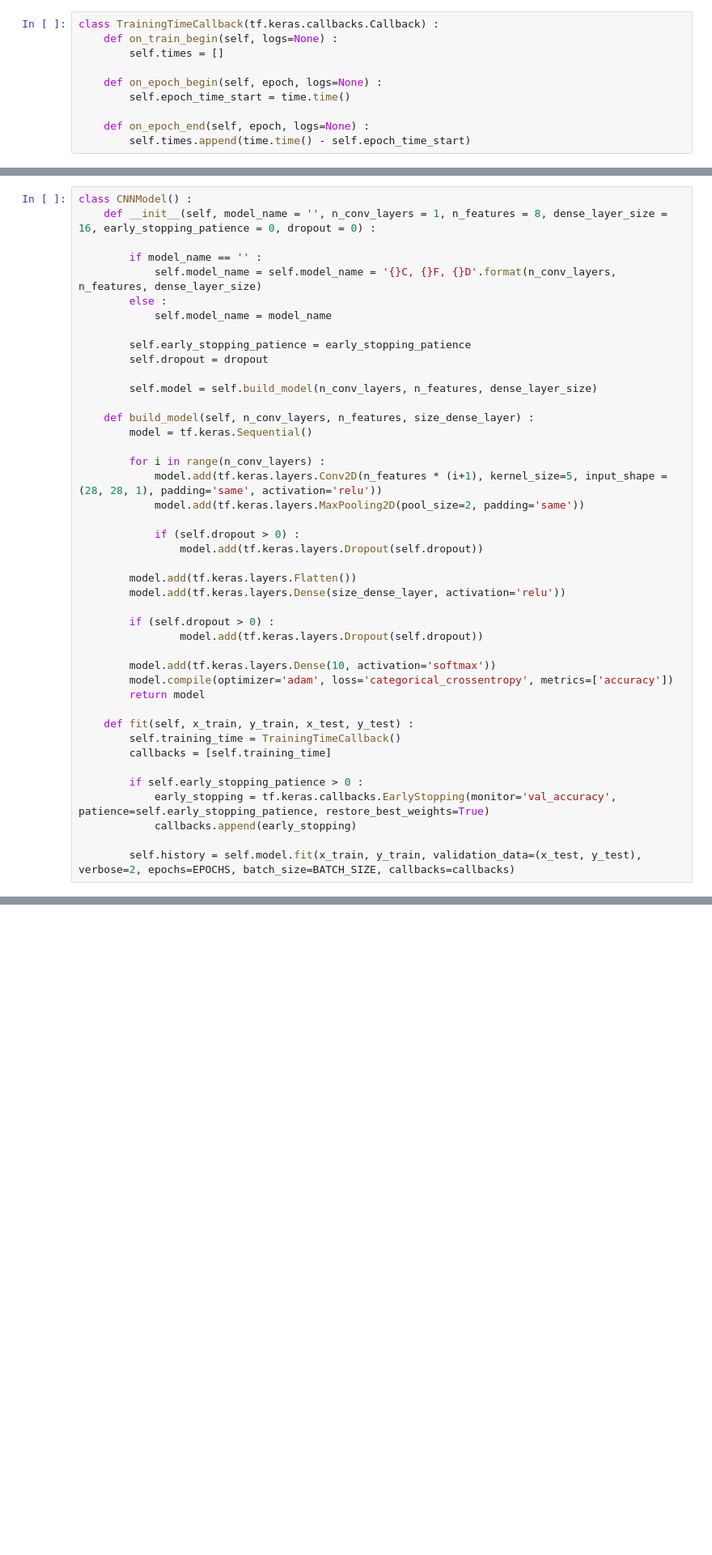
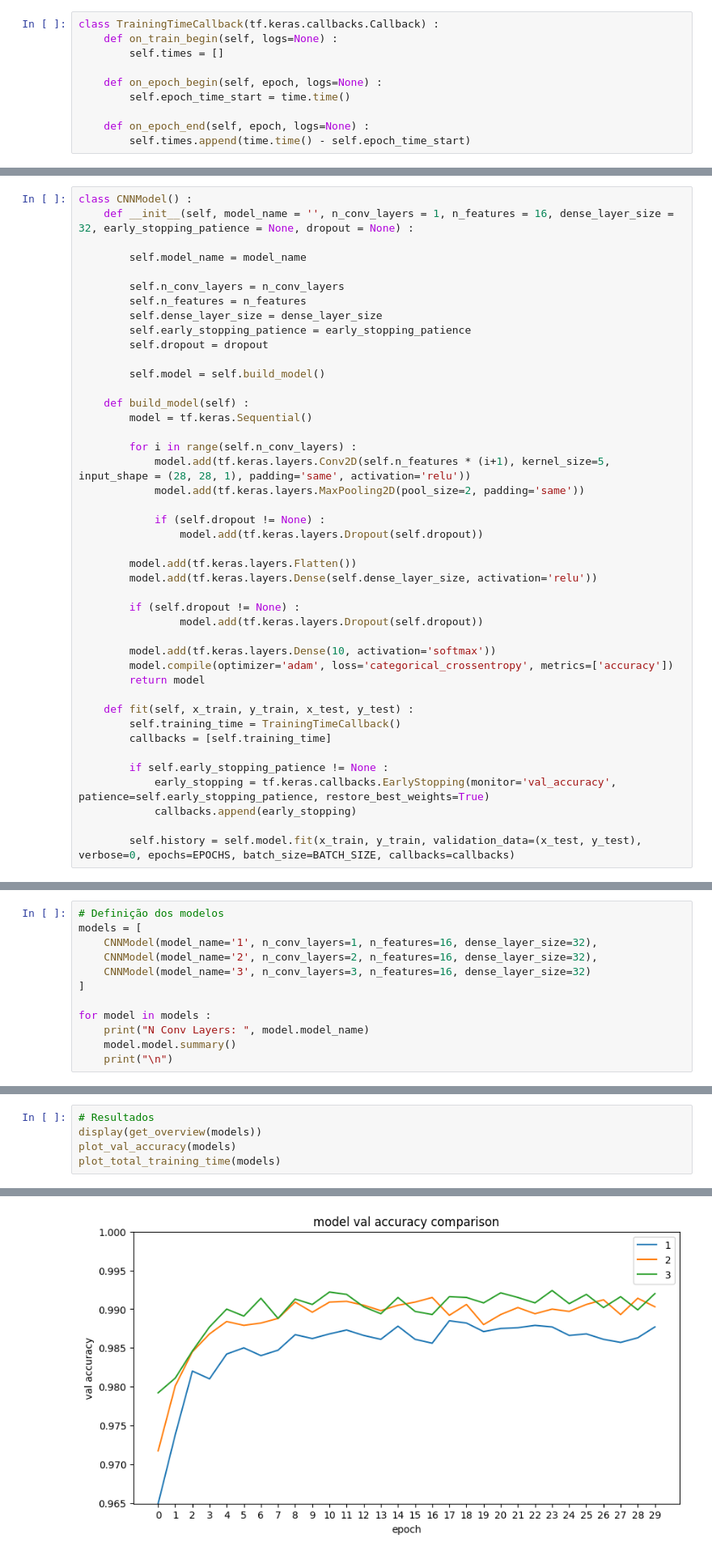
Before and after one commit to LucasSchurer/MNIST, a Jupyter notebook: mnist.ipynb, the cells around one changed output, grey strips where cells are left out. Shown at 81% size. Saved outputs shown, nothing was run; the diff lists cells and outputs as text; blank space fills up the shorter version.

Commit message:
Finish CNN tests

```diff
--- a/mnist.ipynb
+++ b/mnist.ipynb
@@ -31,31 +48,31 @@ BATCH_SIZE = 200
 # %%
 class CNNModel() :
-    def __init__(self, model_name = '', n_conv_layers = 1, n_features = 8, dense_layer_size = 16, early_stopping_patience = 0, dropout = 0) :
+    def __init__(self, model_name = '', n_conv_layers = 1, n_features = 16, dense_layer_size = 32, early_stopping_patience = None, dropout = None) :
 
-        if model_name == '' :
-            self.model_name = self.model_name = '{}C, {}F, {}D'.format(n_conv_layers, n_features, dense_layer_size)
-        else :
-            self.model_name = model_name
+        self.model_name = model_name
 
+        self.n_conv_layers = n_conv_layers
+        self.n_features = n_features
+        self.dense_layer_size = dense_layer_size
         self.early_stopping_patience = early_stopping_patience
         self.dropout = dropout
 
-        self.model = self.build_model(n_conv_layers, n_features, dense_layer_size)
+        self.model = self.build_model()
 
-    def build_model(self, n_conv_layers, n_features, size_dense_layer) :
+    def build_model(self) :
         model = tf.keras.Sequential()
 
-        for i in range(n_conv_layers) :
-            model.add(tf.keras.layers.Conv2D(n_features * (i+1), kernel_size=5, input_shape = (28, 28, 1), padding='same', activation='relu'))
+        for i in range(self.n_conv_layers) :
+            model.add(tf.keras.layers.Conv2D(self.n_features * (i+1), kernel_size=5, input_shape = (28, 28, 1), padding='same', activation='relu'))
             model.add(tf.keras.layers.MaxPooling2D(pool_size=2, padding='same'))
 
-            if (self.dropout > 0) :
+            if (self.dropout != None) :
                 model.add(tf.keras.layers.Dropout(self.dropout))
 
         model.add(tf.keras.layers.Flatten())
-        model.add(tf.keras.layers.Dense(size_dense_layer, activation='relu'))
+        model.add(tf.keras.layers.Dense(self.dense_layer_size, activation='relu'))
 
-        if (self.dropout > 0) :
+        if (self.dropout != None) :
                 model.add(tf.keras.layers.Dropout(self.dropout))
 
         model.add(tf.keras.layers.Dense(10, activation='softmax'))
@@ -66,8 +83,8 @@ class CNNModel() :
         self.training_time = TrainingTimeCallback()
         callbacks = [self.training_time]
 
-        if self.early_stopping_patience > 0 :
+        if self.early_stopping_patience != None :
             early_stopping = tf.keras.callbacks.EarlyStopping(monitor='val_accuracy', patience=self.early_stopping_patience, restore_best_weights=True)
             callbacks.append(early_stopping)
 
-        self.history = self.model.fit(x_train, y_train, validation_data=(x_test, y_test), verbose=2, epochs=EPOCHS, batch_size=BATCH_SIZE, callbacks=callbacks)
+        self.history = self.model.fit(x_train, y_train, validation_data=(x_test, y_test), verbose=0, epochs=EPOCHS, batch_size=BATCH_SIZE, callbacks=callbacks)
@@ -73,0 +171,12 @@ class CNNModel() :
+# %%
+# Definição dos modelos
+models = [
+    CNNModel(model_name='1', n_conv_layers=1, n_features=16, dense_layer_size=32),
+    CNNModel(model_name='2', n_conv_layers=2, n_features=16, dense_layer_size=32),
+    CNNModel(model_name='3', n_conv_layers=3, n_features=16, dense_layer_size=32)
+]
+
+for model in models :
+    print("N Conv Layers: ", model.model_name)
+    model.model.summary()
+    print("\n")
@@ -73,0 +207,6 @@ class CNNModel() :
+# %%
+# Resultados
+display(get_overview(models))
+plot_val_accuracy(models)
+plot_total_training_time(models)
+# %% [output]
@@ -73,0 +217 @@ class CNNModel() :
+[figure, added]
```
Also changed, not shown: parts of 39 cells of this notebook.
